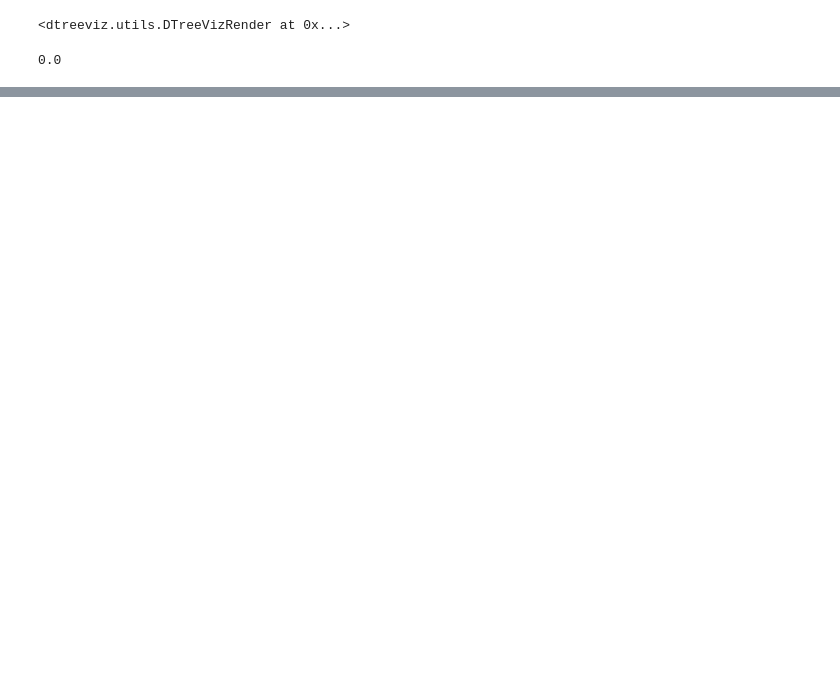
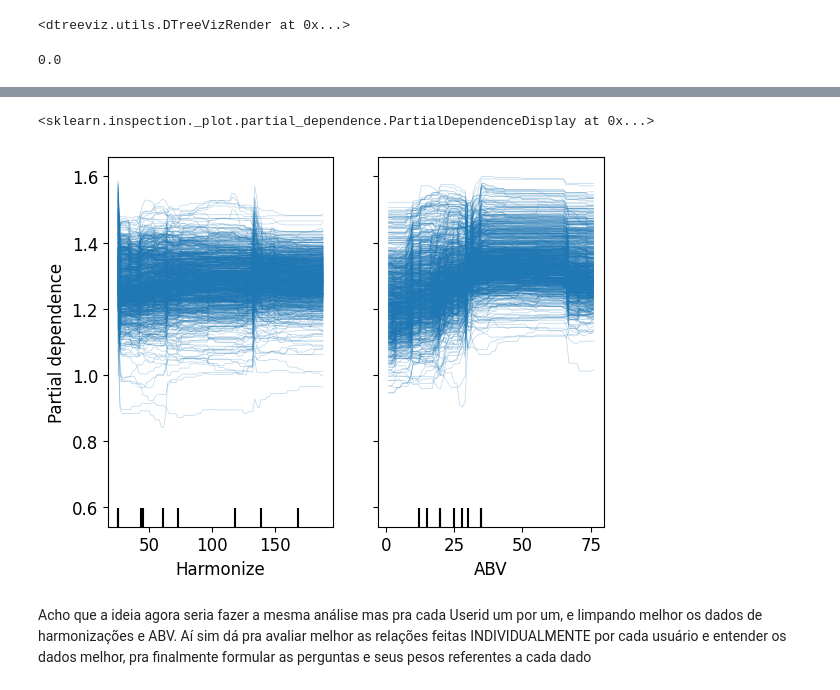
Before and after one commit to pxpc2/qualvinho, a Jupyter notebook: decisionTree.ipynb, the cells around one changed output, grey strips where cells are left out. Cells and saved outputs as stored; diff of their text form; code cells hidden in the pictures; blank space fills up the shorter version.

```diff
--- a/decisionTree.ipynb
+++ b/decisionTree.ipynb
@@ -176,0 +212,9 @@ r_mse(m.oob_prediction_, y)
+# %%
+from sklearn.inspection import PartialDependenceDisplay
+PartialDependenceDisplay.from_estimator(m, valid_xs, ['Harmonize','ABV'],
+    kind='individual')
+# %% [output]
+<sklearn.inspection._plot.partial_dependence.PartialDependenceDisplay at 0x...>
+[figure, added]
+# %% [markdown]
+Acho que a ideia agora seria fazer a mesma análise mas pra cada Userid um por um, e limpando melhor os dados de harmonizações e ABV. Aí sim dá pra avaliar melhor as relações feitas INDIVIDUALMENTE por cada usuário e entender os dados melhor, pra finalmente formular as perguntas e seus pesos referentes a cada dado
```
Also changed, not shown: parts of 19 cells of this notebook.
